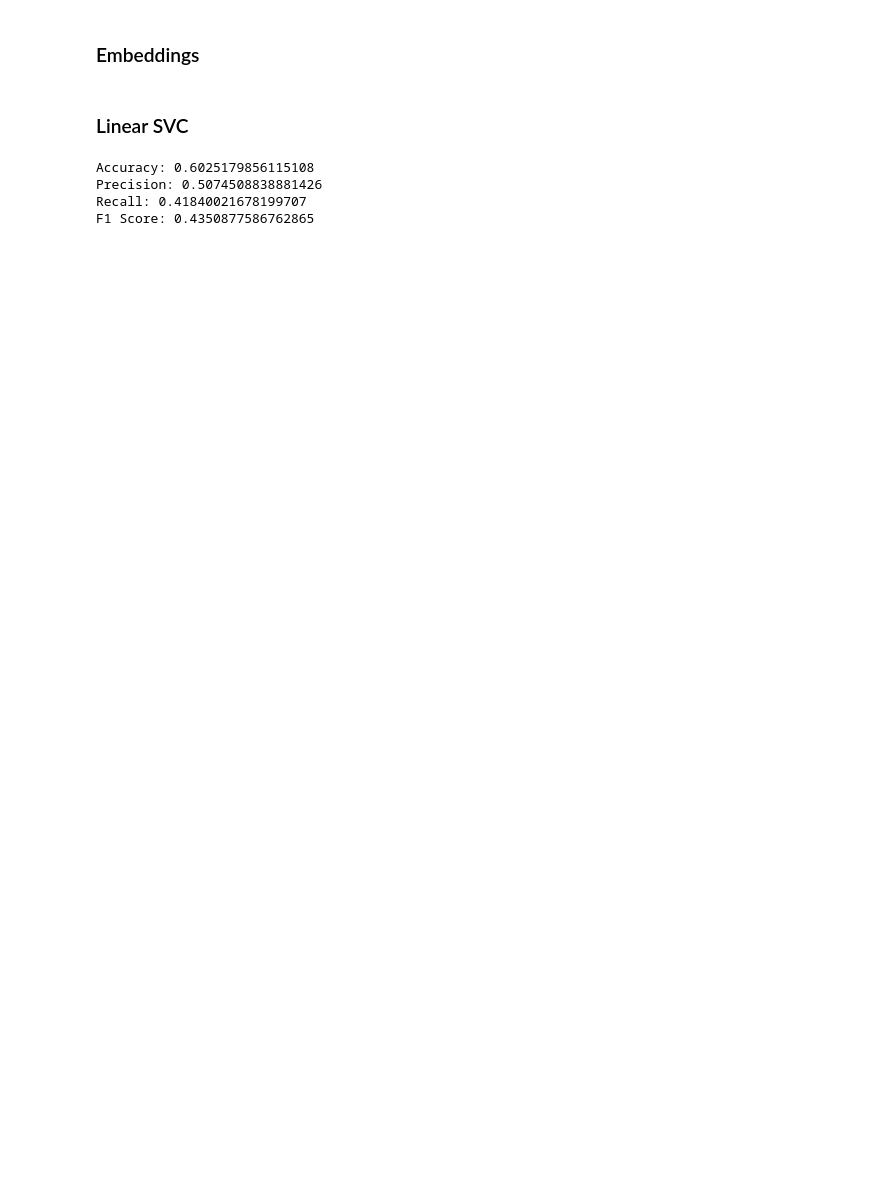
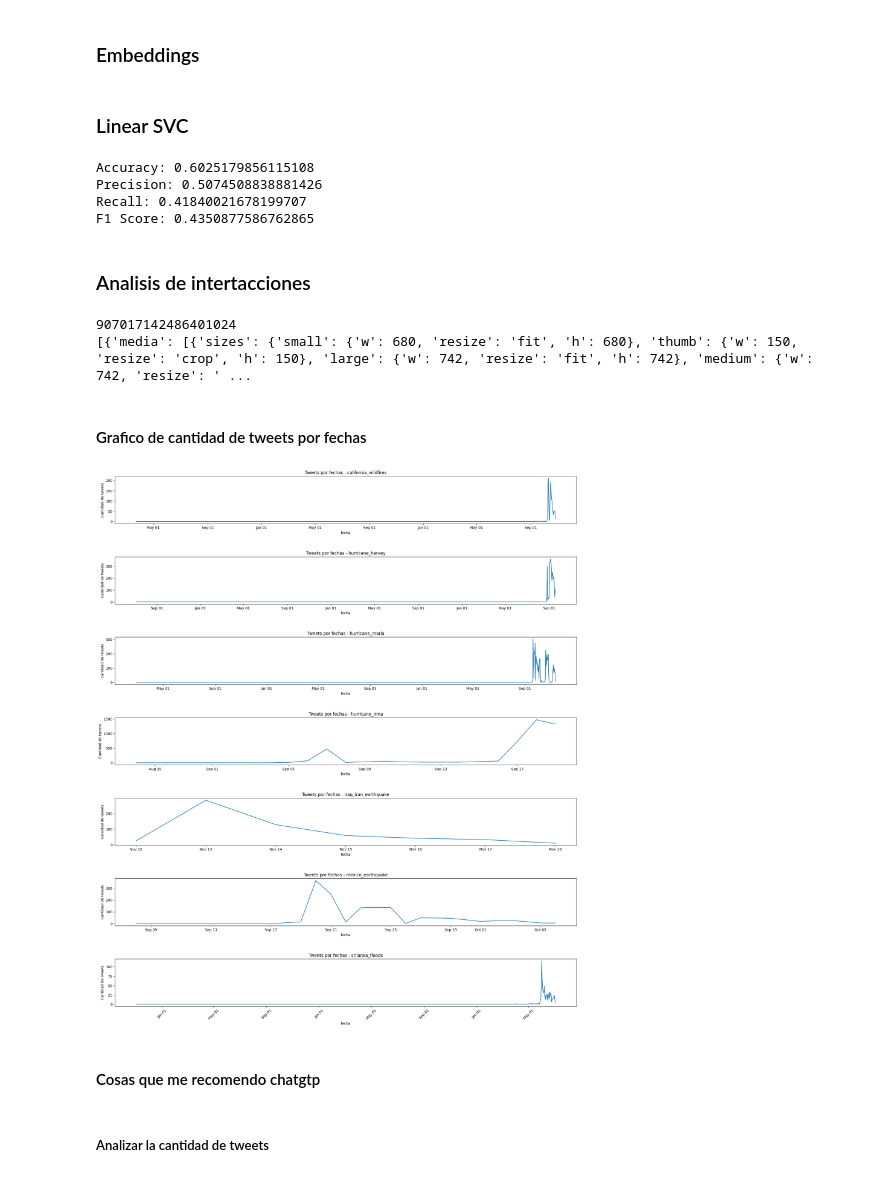
Before and after one commit to Stevennns/Proyecto-Mineria-de-datos-2023-1, a Jupyter notebook: all_data.ipynb, the cells around one changed output. Saved outputs shown, nothing was run; the diff lists cells and outputs as text; code cells hidden in the pictures; blank space fills up the shorter version.

```diff
--- a/all_data.ipynb
+++ b/all_data.ipynb
@@ -809,3 +912,66 @@ Accuracy: 0.6025179856115108
 Precision: 0.5074508838881426
 Recall: 0.41840021678199707
 F1 Score: 0.4350877586762865
+# %% [markdown]
+### Analisis de intertacciones
+# %%
+top_favoritos = df_con_nan.sort_values(by=["favorite_count"],ascending=False)
+#top_favoritos.head(1)
+id = top_favoritos.iloc[4]['id']
+print(id)
+df_json[df_json["id"]==id]
+file_path = "RDATA/CrisisMMD_v2.0/json/hurricane_irma_final_data.json"
+datos_json = []
+with open(file_path, "r", encoding="utf-8") as f:
+    for line in f:
+        data = json.loads(line)
+        if 'retweeted_status' in data and data['retweeted_status'] != None:
+            data = data['retweeted_status']
+        datos_json.append(data)
+
+df_old_json = pd.DataFrame(datos_json)
+diccionario = df_old_json.iloc[df_old_json.loc[df_old_json['id']==id].index]['extended_entities']
+
+diccionario2 = df_old_json.loc[df_old_json['id']==id,"extended_entities"].tolist()
+print(diccionario2)
+# %% [output]
+907017142486401024
+[{'media': [{'sizes': {'small': {'w': 680, 'resize': 'fit', 'h': 680}, 'thumb': {'w': 150, 'resize': 'crop', 'h': 150}, 'large': {'w': 742, 'resize': 'fit', 'h': 742}, 'medium': {'w': 742, 'resize': ' ...
+# %% [markdown]
+#### Grafico de cantidad de tweets por fechas
+# %%
+import matplotlib.dates as mdates
+def plot_tweet_distribution_over_time(df, desastre, ax=None):
+    if ax is None:
+        ax = plt.gca()  # Obtener la subtrama actual si no se proporciona ninguna
+
+    df_disaster = df[df['json_name'] == desastre].copy()
+    df_disaster['created_at'] = pd.to_datetime(df_disaster['created_at'], format='%a %b %d %H:%M:%S +0000 %Y')
+    df_disaster['date'] = df_disaster['created_at'].dt.date
+
+    tweet_count = df_disaster.groupby('date').size()
+    tweet_count.plot(ax=ax)
+
+    ax.set_title(f'Tweets por fechas - {desastre}')
+    ax.set_xlabel('fecha')
+    ax.set_ylabel('Cantidad de tweets')
+    ax.xaxis.set_major_locator(mdates.AutoDateLocator())
+    ax.xaxis.set_major_formatter(mdates.DateFormatter('%b %d'))
+
+    plt.xticks(rotation=45)
+    plt.tight_layout()
+# %%
+desastres = ['california_wildfires','hurricane_harvey','hurricane_maria','hurricane_irma','iraq_iran_earthquake','mexico_earthquake','srilanka_floods']
+fig, axes = plt.subplots(nrows=len(desastres), figsize=(19, 22))
+
+for i, desastre in enumerate(desastres):
+    plot_tweet_distribution_over_time(df_con_nan, desastre, ax=axes[i])
+
+plt.subplots_adjust(hspace=0.7)
+plt.show()
+# %% [output]
+[figure, added]
+# %% [markdown]
+#### Cosas que me recomendo chatgtp
+# %% [markdown]
+##### Analizar la cantidad de tweets
```
Also changed, not shown: parts of 22 cells of this notebook, 2 other files.
